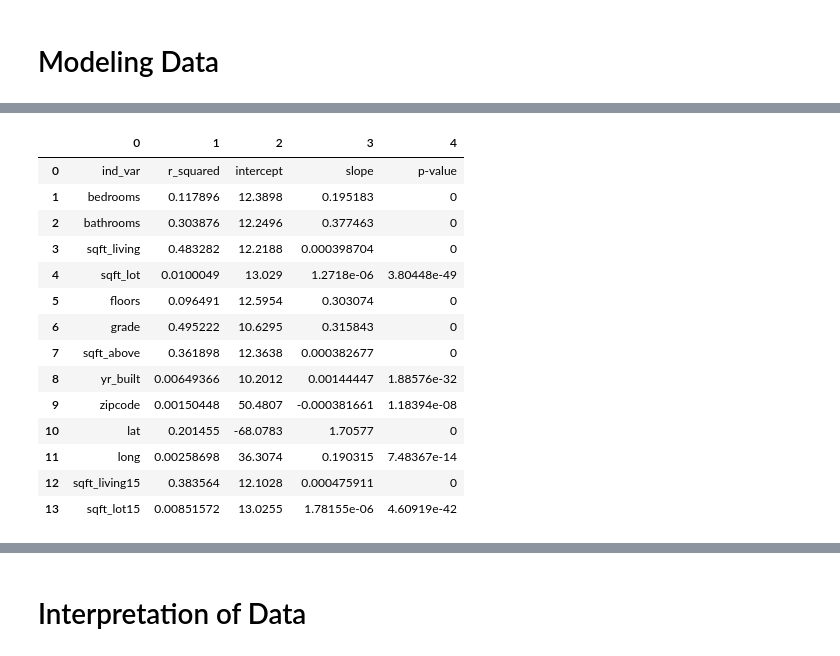
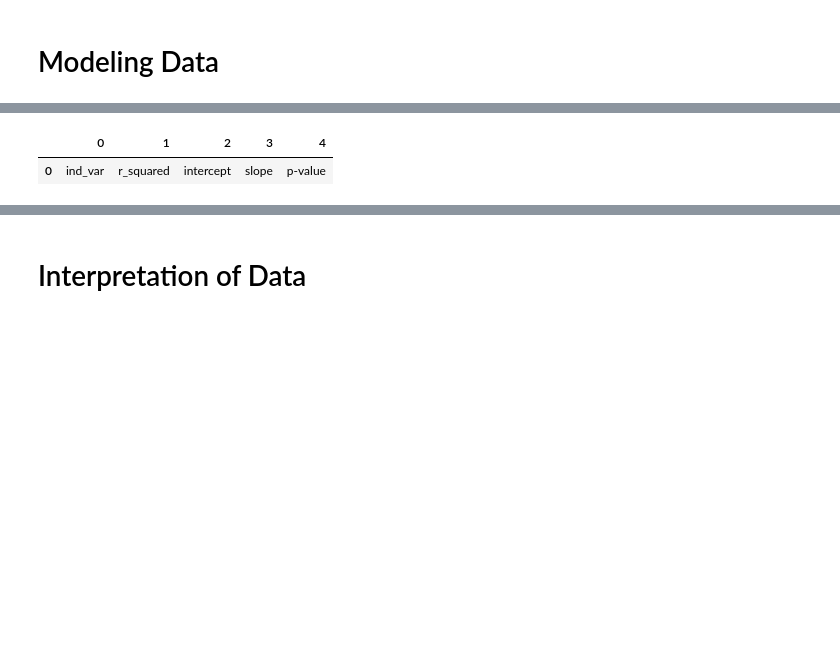
Before and after one commit to gabertooth/dsc-1-final-project-online-ds-pt-021119, a Jupyter notebook: student.ipynb, the cells around one changed output, grey strips where cells are left out. Saved outputs shown, nothing was run; the diff lists cells and outputs as text; code cells hidden in the pictures; blank space fills up the shorter version.

```diff
--- a/student.ipynb
+++ b/student.ipynb
@@ -383,18 +735,5 @@ Housing: price~sqft_lot15
 # %%
-pd.DataFrame(results)
+# pd.DataFrame(results)
 # %% [output]
 |  | 0 | 1 | 2 | 3 | 4 |
 | 0 | ind_var | r_squared | intercept | slope | p-value |
-| 1 | bedrooms | 0.117896 | 12.3898 | 0.195183 | 0 |
-| 2 | bathrooms | 0.303876 | 12.2496 | 0.377463 | 0 |
-| 3 | sqft_living | 0.483282 | 12.2188 | 0.000398704 | 0 |
-| 4 | sqft_lot | 0.0100049 | 13.029 | 1.2718e-06 | 3.80448e-49 |
-| 5 | floors | 0.096491 | 12.5954 | 0.303074 | 0 |
-| 6 | grade | 0.495222 | 10.6295 | 0.315843 | 0 |
-| 7 | sqft_above | 0.361898 | 12.3638 | 0.000382677 | 0 |
-| 8 | yr_built | 0.00649366 | 10.2012 | 0.00144447 | 1.88576e-32 |
-| 9 | zipcode | 0.00150448 | 50.4807 | -0.000381661 | 1.18394e-08 |
-| 10 | lat | 0.201455 | -68.0783 | 1.70577 | 0 |
-| 11 | long | 0.00258698 | 36.3074 | 0.190315 | 7.48367e-14 |
-| 12 | sqft_living15 | 0.383564 | 12.1028 | 0.000475911 | 0 |
-| 13 | sqft_lot15 | 0.00851572 | 13.0255 | 1.78155e-06 | 4.60919e-42 |
```
Also changed, not shown: parts of 126 cells of this notebook, 1 other file.
